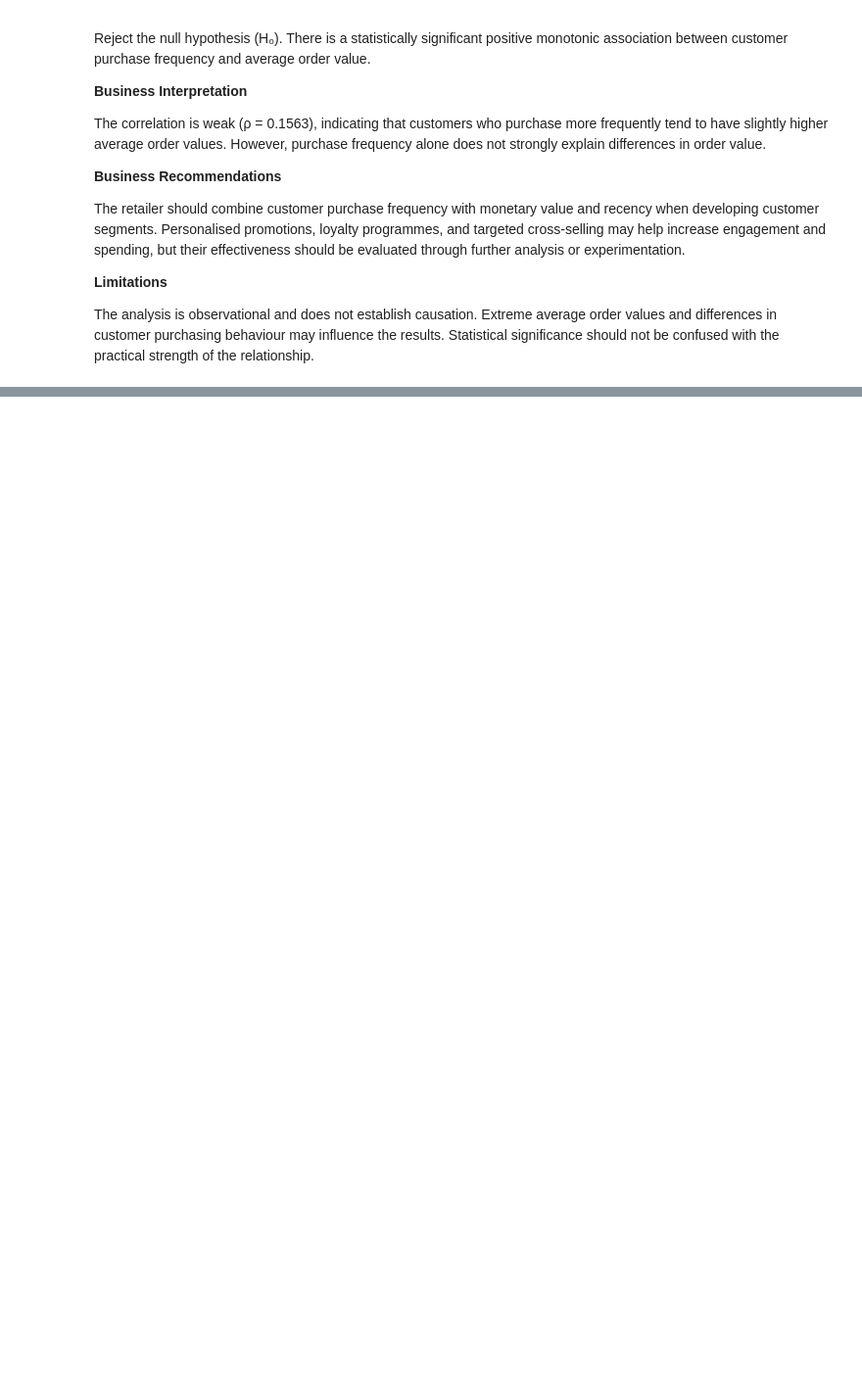
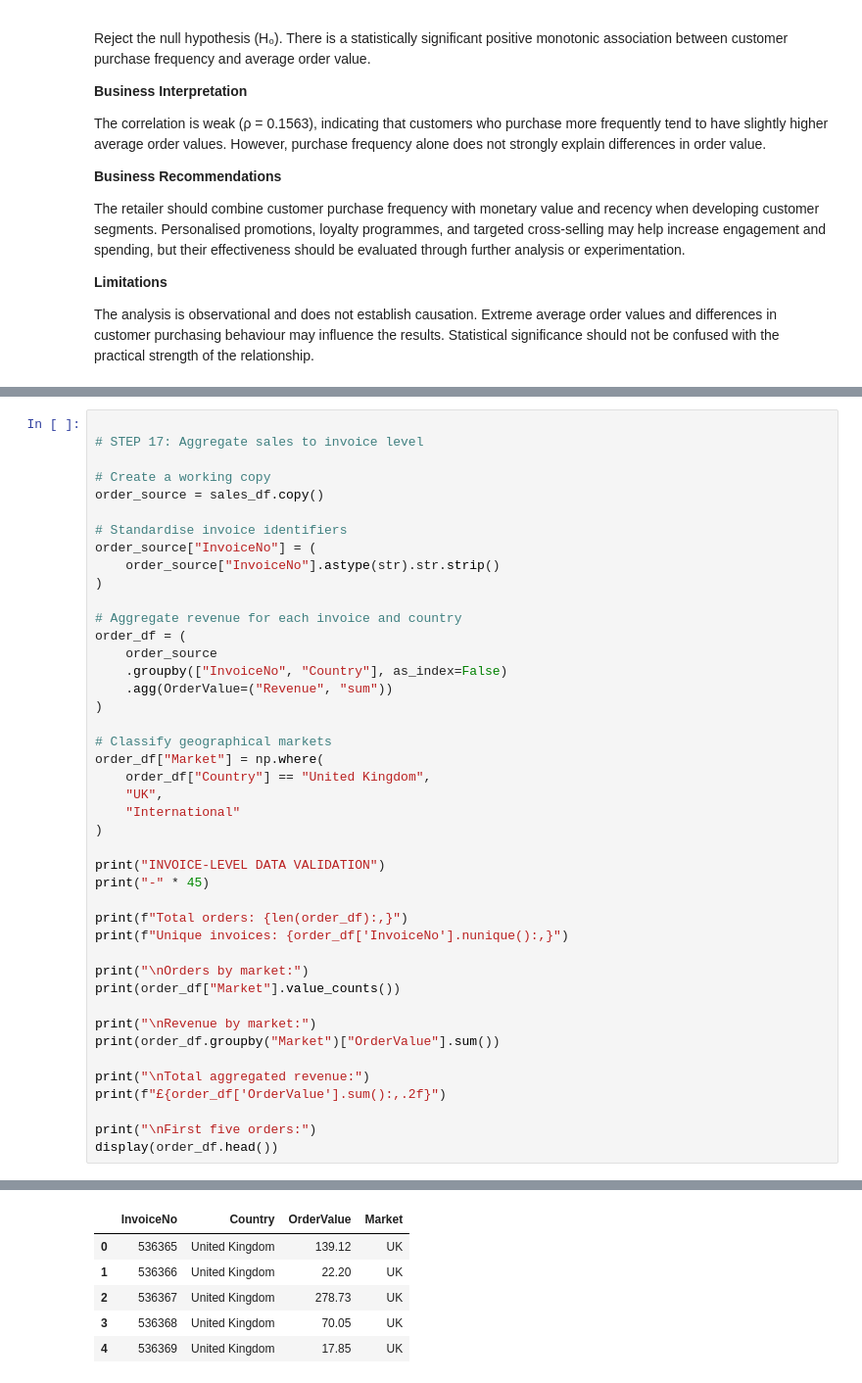
Before and after one commit to SeunJoy/Online-Retail-Intelligence-Capstone, a Jupyter notebook: jupyter_notebooks/04_statistical_hypothesis_testing.ipynb, the cells around one changed output, grey strips where cells are left out. Shown at 98% size. Saved outputs shown, nothing was run; the diff lists cells and outputs as text; blank space fills up the shorter version.

```diff
--- a/jupyter_notebooks/04_statistical_hypothesis_testing.ipynb
+++ b/jupyter_notebooks/04_statistical_hypothesis_testing.ipynb
@@ -487,0 +690,44 @@ The analysis is observational and does not establish causation. Extreme average
+# %%
+
+# STEP 17: Aggregate sales to invoice level
+
+# Create a working copy
+order_source = sales_df.copy()
+
+# Standardise invoice identifiers
+order_source["InvoiceNo"] = (
+    order_source["InvoiceNo"].astype(str).str.strip()
+)
+
+# Aggregate revenue for each invoice and country
+order_df = (
+    order_source
+    .groupby(["InvoiceNo", "Country"], as_index=False)
+    .agg(OrderValue=("Revenue", "sum"))
+)
+
+# Classify geographical markets
+order_df["Market"] = np.where(
+    order_df["Country"] == "United Kingdom",
+    "UK",
+    "International"
+)
+
+print("INVOICE-LEVEL DATA VALIDATION")
+print("-" * 45)
+
+print(f"Total orders: {len(order_df):,}")
+print(f"Unique invoices: {order_df['InvoiceNo'].nunique():,}")
+
+print("\nOrders by market:")
+print(order_df["Market"].value_counts())
+
+print("\nRevenue by market:")
+print(order_df.groupby("Market")["OrderValue"].sum())
+
+print("\nTotal aggregated revenue:")
+print(f"£{order_df['OrderValue'].sum():,.2f}")
+
+print("\nFirst five orders:")
+display(order_df.head())
+# %% [output]
@@ -487,0 +751,6 @@ The analysis is observational and does not establish causation. Extreme average
+|  | InvoiceNo | Country | OrderValue | Market |
+| 0 | 536365 | United Kingdom | 139.12 | UK |
+| 1 | 536366 | United Kingdom | 22.20 | UK |
+| 2 | 536367 | United Kingdom | 278.73 | UK |
+| 3 | 536368 | United Kingdom | 70.05 | UK |
+| 4 | 536369 | United Kingdom | 17.85 | UK |
```
Also changed, not shown: parts of 12 cells of this notebook.
